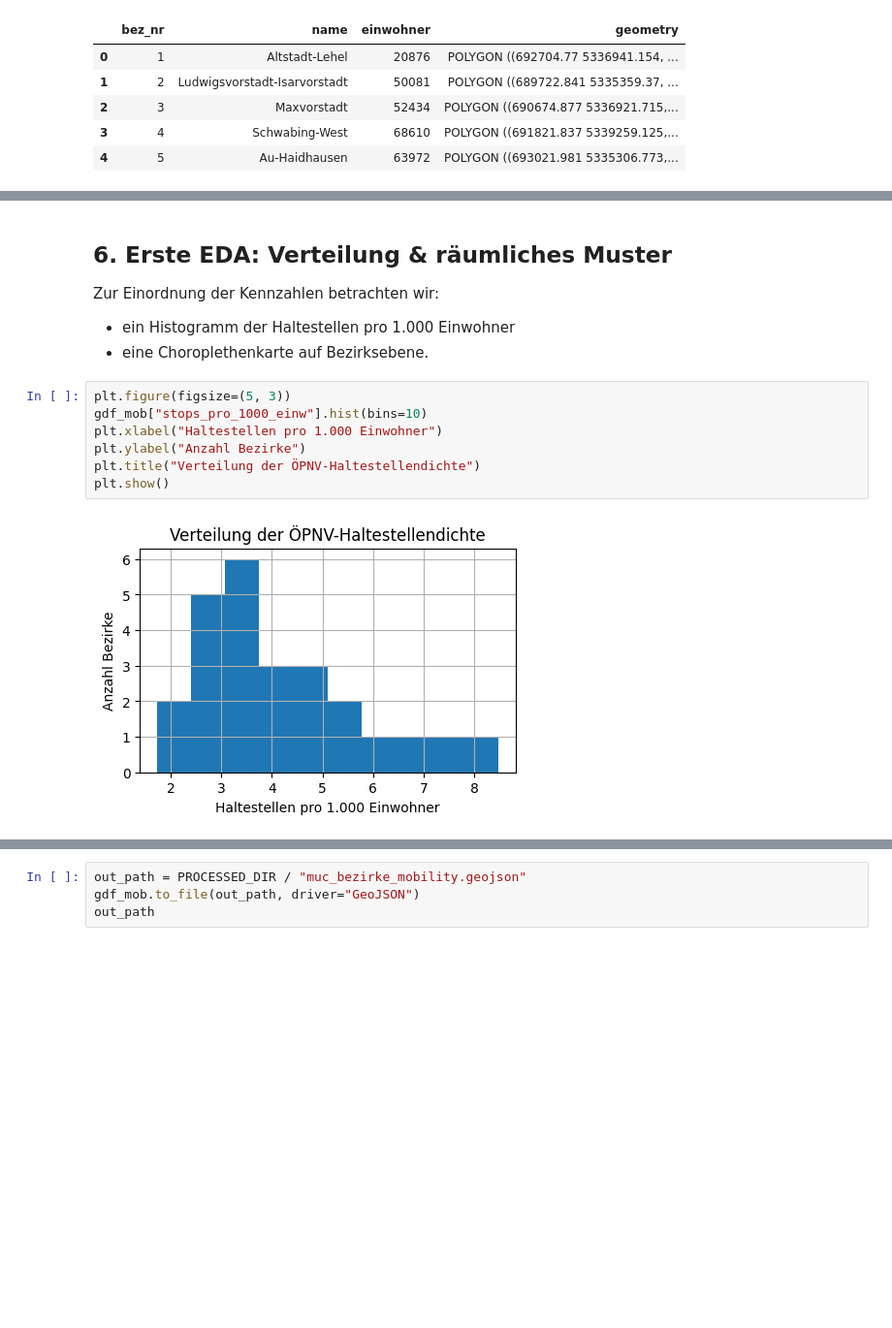
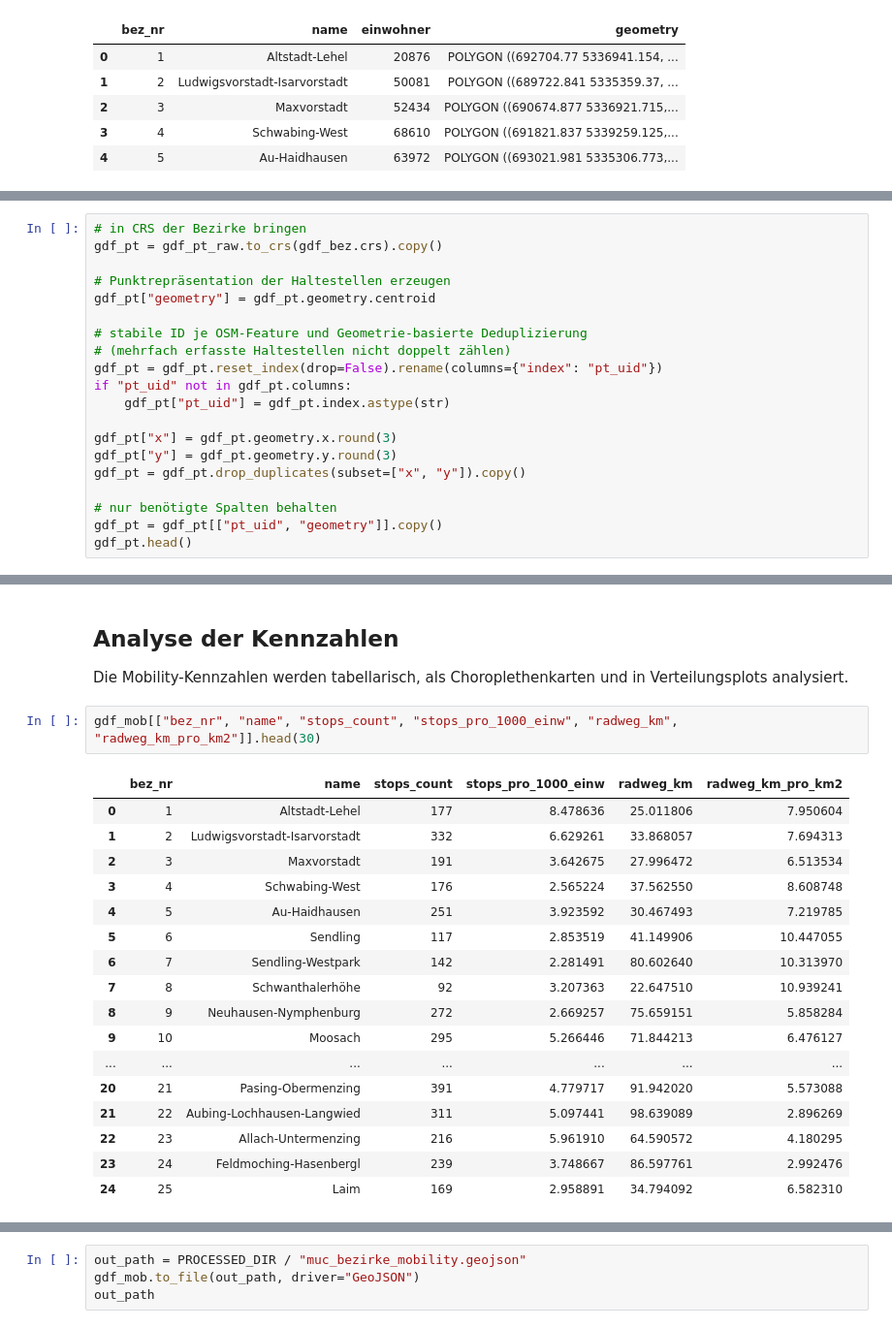
Before and after one commit to Lucas103003/active-city-project, a Jupyter notebook: notebooks/04_mobility_muc.ipynb, the cells around one changed output, grey strips where cells are left out. Shown at 97% size. Cells and saved outputs as stored; diff of their text form; blank space fills up the shorter version.

```diff
--- a/notebooks/04_mobility_muc.ipynb
+++ b/notebooks/04_mobility_muc.ipynb
@@ -197,0 +98,20 @@ gdf_mob[["bez_nr", "name", "stops_count", "stops_pro_1000_einw"]].head()
+# %%
+# in CRS der Bezirke bringen
+gdf_pt = gdf_pt_raw.to_crs(gdf_bez.crs).copy()
+
+# Punktrepräsentation der Haltestellen erzeugen
+gdf_pt["geometry"] = gdf_pt.geometry.centroid
+
+# stabile ID je OSM-Feature und Geometrie-basierte Deduplizierung
+# (mehrfach erfasste Haltestellen nicht doppelt zählen)
+gdf_pt = gdf_pt.reset_index(drop=False).rename(columns={"index": "pt_uid"})
+if "pt_uid" not in gdf_pt.columns:
+    gdf_pt["pt_uid"] = gdf_pt.index.astype(str)
+
+gdf_pt["x"] = gdf_pt.geometry.x.round(3)
+gdf_pt["y"] = gdf_pt.geometry.y.round(3)
+gdf_pt = gdf_pt.drop_duplicates(subset=["x", "y"]).copy()
+
+# nur benötigte Spalten behalten
+gdf_pt = gdf_pt[["pt_uid", "geometry"]].copy()
+gdf_pt.head()
@@ -198,16 +275,25 @@ gdf_mob[["bez_nr", "name", "stops_count", "stops_pro_1000_einw"]].head()
 # %% [markdown]
-## 6. Erste EDA: Verteilung & räumliches Muster
+## Analyse der Kennzahlen
 
-Zur Einordnung der Kennzahlen betrachten wir:
-- ein Histogramm der Haltestellen pro 1.000 Einwohner
-- eine Choroplethenkarte auf Bezirksebene.
+Die Mobility-Kennzahlen werden tabellarisch, als Choroplethenkarten und in Verteilungsplots analysiert.
 # %%
-plt.figure(figsize=(5, 3))
-gdf_mob["stops_pro_1000_einw"].hist(bins=10)
-plt.xlabel("Haltestellen pro 1.000 Einwohner")
-plt.ylabel("Anzahl Bezirke")
-plt.title("Verteilung der ÖPNV-Haltestellendichte")
-plt.show()
+gdf_mob[["bez_nr", "name", "stops_count", "stops_pro_1000_einw", "radweg_km", "radweg_km_pro_km2"]].head(30)
 # %% [output]
-[figure, removed]
+|  | bez_nr | name | stops_count | stops_pro_1000_einw | radweg_km | radweg_km_pro_km2 |
+| 0 | 1 | Altstadt-Lehel | 177 | 8.478636 | 25.011806 | 7.950604 |
+| 1 | 2 | Ludwigsvorstadt-Isarvorstadt | 332 | 6.629261 | 33.868057 | 7.694313 |
+| 2 | 3 | Maxvorstadt | 191 | 3.642675 | 27.996472 | 6.513534 |
+| 3 | 4 | Schwabing-West | 176 | 2.565224 | 37.562550 | 8.608748 |
+| 4 | 5 | Au-Haidhausen | 251 | 3.923592 | 30.467493 | 7.219785 |
+| 5 | 6 | Sendling | 117 | 2.853519 | 41.149906 | 10.447055 |
+| 6 | 7 | Sendling-Westpark | 142 | 2.281491 | 80.602640 | 10.313970 |
+| 7 | 8 | Schwanthalerhöhe | 92 | 3.207363 | 22.647510 | 10.939241 |
+| 8 | 9 | Neuhausen-Nymphenburg | 272 | 2.669257 | 75.659151 | 5.858284 |
+| 9 | 10 | Moosach | 295 | 5.266446 | 71.844213 | 6.476127 |
+| ... | ... | ... | ... | ... | ... | ... |
+| 20 | 21 | Pasing-Obermenzing | 391 | 4.779717 | 91.942020 | 5.573088 |
+| 21 | 22 | Aubing-Lochhausen-Langwied | 311 | 5.097441 | 98.639089 | 2.896269 |
+| 22 | 23 | Allach-Untermenzing | 216 | 5.961910 | 64.590572 | 4.180295 |
+| 23 | 24 | Feldmoching-Hasenbergl | 239 | 3.748667 | 86.597761 | 2.992476 |
+| 24 | 25 | Laim | 169 | 2.958891 | 34.794092 | 6.582310 |
 # %%
```
Also changed, not shown: parts of 46 cells of this notebook.
